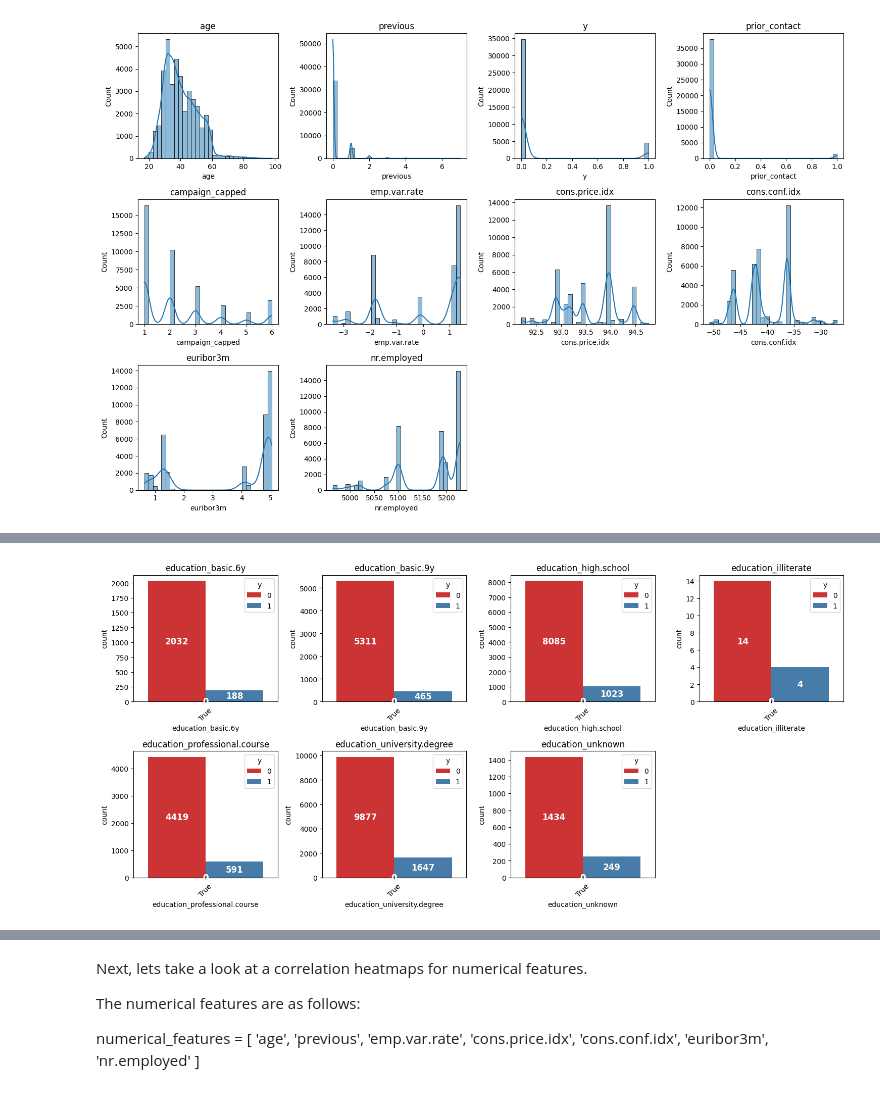
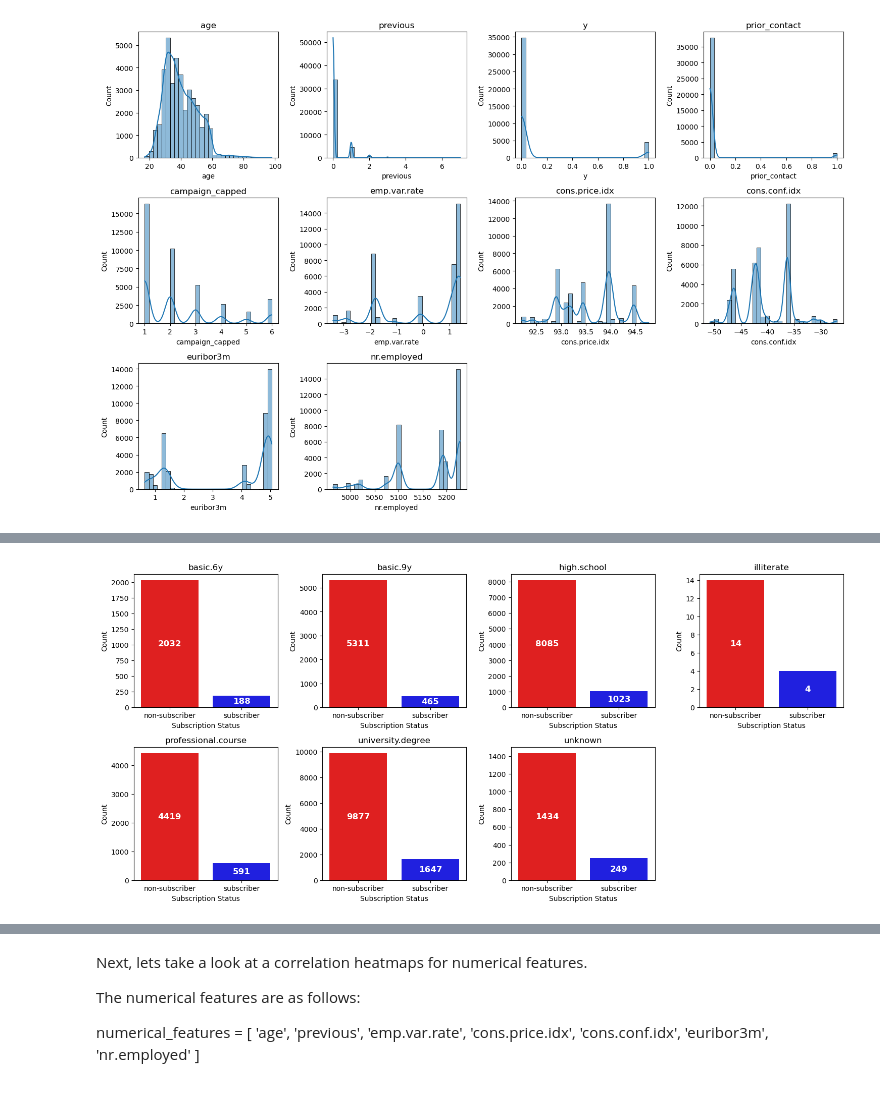
Before and after one commit to oaj1/bank-marketing-analysis, a Jupyter notebook: 01_EDA.ipynb, the cells around one changed output, grey strips where cells are left out. Drawn from its saved outputs; the diff is of its cells as text; code cells hidden in the pictures.

```diff
--- a/01_EDA.ipynb
+++ b/01_EDA.ipynb
@@ -169,27 +392,38 @@ plt.show()
 # %%
-#2.) continued but for education features vs target variable 'y'
+# Step 1: Map y to readable labels (if not already done)
+df['y_label'] = df['y'].map({0: 'non-subscriber', 1: 'subscriber'})
+
+# Step 2: Define color palette
+palette = {'non-subscriber': 'red', 'subscriber': 'blue'}
+
+# Step 3: Select education columns (assumed to be dummy variables)
 education_cols = [col for col in categorical_cols if col.startswith('education_')]
+
 plt.figure(figsize=(15, 10))
+
 for i, col in enumerate(education_cols):
-    plt.subplot(3,4,i+1)
-    temp = df[df[col]]
-    ax = sns.countplot(data=temp, x=col, hue='y', palette='Set1')
-    plt.title(col)
-    plt.xticks(rotation=45)
+    plt.subplot(3, 4, i + 1)
 
+    temp = df[df[col] == 1].copy()  # safer selection
 
-     # Add count labels inside bars
+    ax = sns.countplot(data=temp, x='y_label', palette=palette)
+    plt.title(col.replace('education_', ''))
+    plt.xlabel('Subscription Status')
+    plt.ylabel('Count')
+
+    # Add count labels inside bars
     for p in ax.patches:
         height = p.get_height()
         ax.text(
-            p.get_x() + p.get_width() / 2,  # X position: center of the bar
-            height * 0.5,                   # Y position: halfway up the bar (change as needed)
-            int(height),                   # Text to display
-            ha='center', va='center',     # Center alignment
+            p.get_x() + p.get_width() / 2,
+            height * 0.5,
+            int(height),
+            ha='center', va='center',
             color='white', fontsize=12,
             fontweight='bold'
         )
+
 plt.tight_layout()
 plt.show()
 # %% [output]
-[figure, old version]
+[figure, new version]
```
Also changed, not shown: parts of 15 cells of this notebook.
